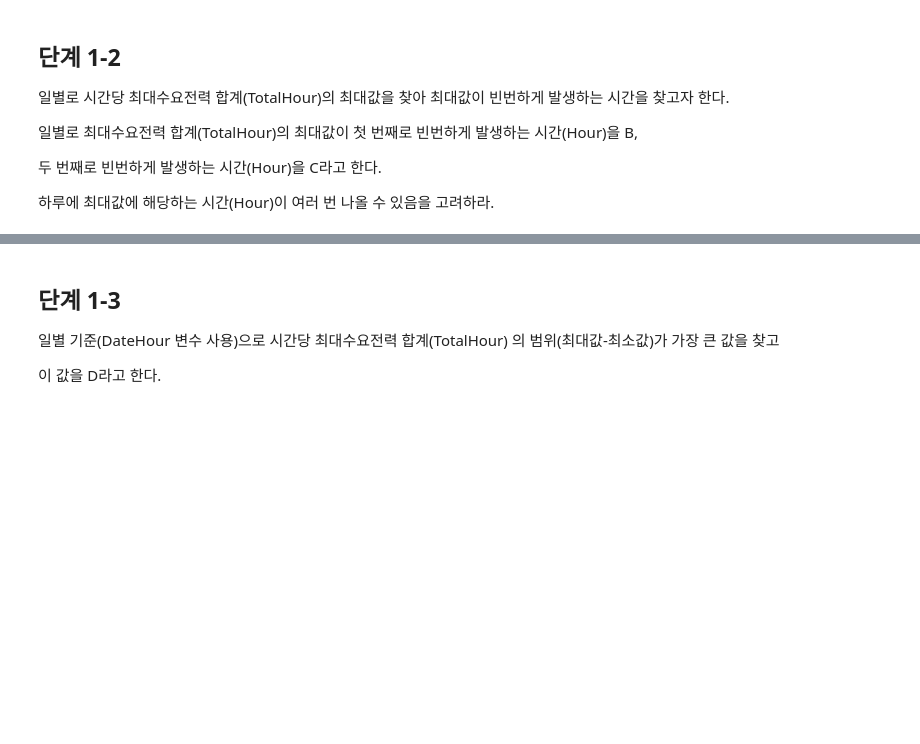
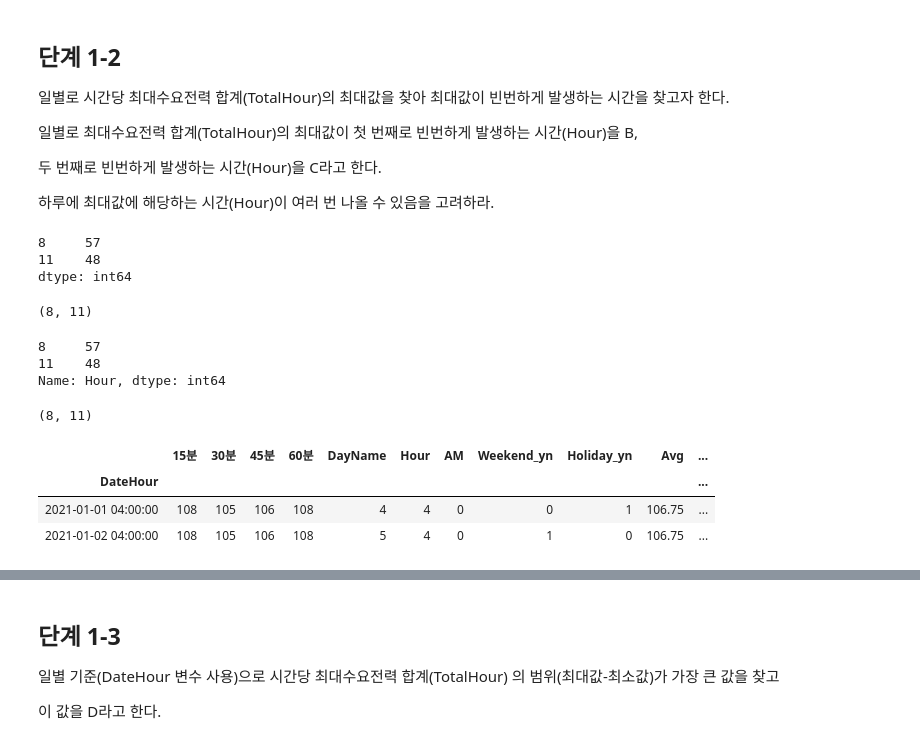
Before and after one commit to sunkusun9/DS_lv3_2507_2, a Jupyter notebook: sec_ds_lv3_prob3_prob.ipynb, the cells around one changed output, grey strips where cells are left out. Cells and saved outputs as stored; diff of their text form; code cells hidden in the pictures; blank space fills up the shorter version.

```diff
--- a/sec_ds_lv3_prob3_prob.ipynb
+++ b/sec_ds_lv3_prob3_prob.ipynb
@@ -427,3 +477,49 @@ A
 두 번째로 빈번하게 발생하는 시간(Hour)을 C라고 한다.
 
 하루에 최대값에 해당하는 시간(Hour)이 여러 번 나올 수 있음을 고려하라.
+# %%
+# 방법1: 반복문
+s_hourcnt = {}
+for i in np.unique(df_basetable1.index.date):
+    s_maxhour = df_basetable1.loc[df_basetable1.index.date == i].pipe(
+        lambda x: x.loc[x['TotalHour'] == x['TotalHour'].max(), 'Hour']
+    )
+    # 하루에 최대값에 해당하는 시간(Hour)이 여러 번 나올 수 있음을 고려하라.
+    for j in s_maxhour:
+        s_hourcnt[j] = s_hourcnt.get(j, 0) + 1
+s_hourcnt = pd.Series(s_hourcnt).sort_values(ascending = False)
+display(s_hourcnt.head(2))
+B, C = s_hourcnt.index[:2]
+B, C
+# %% [output]
+8     57
+11    48
+dtype: int64
+(8, 11)
+# %%
+# 인덱스기반의 인덱싱: .loc[~]
+# 위치기반의 인덱싱: .iloc[~]
+# 불리언 인덱싱: .loc[Boolean] -> 일별 최대값에 해당여부
+s_hourcnt = df_basetable1.loc[
+    df_basetable1.groupby(df_basetable1.index.date)['TotalHour'].transform(lambda x: x == x.max()), 'Hour'
+].value_counts()
+display(s_hourcnt.head(2))
+B, C = s_hourcnt.index[:2]
+B, C
+# %% [output]
+8     57
+11    48
+Name: Hour, dtype: int64
+(8, 11)
+# %%
+s_hourcnt = df_basetable1.loc[
+    df_basetable1['TotalHour'] == df_basetable1.groupby(df_basetable1.index.date)['TotalHour'].transform('max')
+]
+display(s_hourcnt.head(2))
+B, C = s_hourcnt.index[:2]
+B, C
+# %% [output]
+|  | 15분 | 30분 | 45분 | 60분 | DayName | Hour | AM | Weekend_yn | Holiday_yn | Avg | ... |
+| DateHour |  |  |  |  |  |  |  |  |  |  | ... |
+| 2021-01-01 04:00:00 | 108 | 105 | 106 | 108 | 4 | 4 | 0 | 0 | 1 | 106.75 | ... |
+| 2021-01-02 04:00:00 | 108 | 105 | 106 | 108 | 5 | 4 | 0 | 1 | 0 | 106.75 | ... |
```
Also changed, not shown: parts of 46 cells of this notebook.
